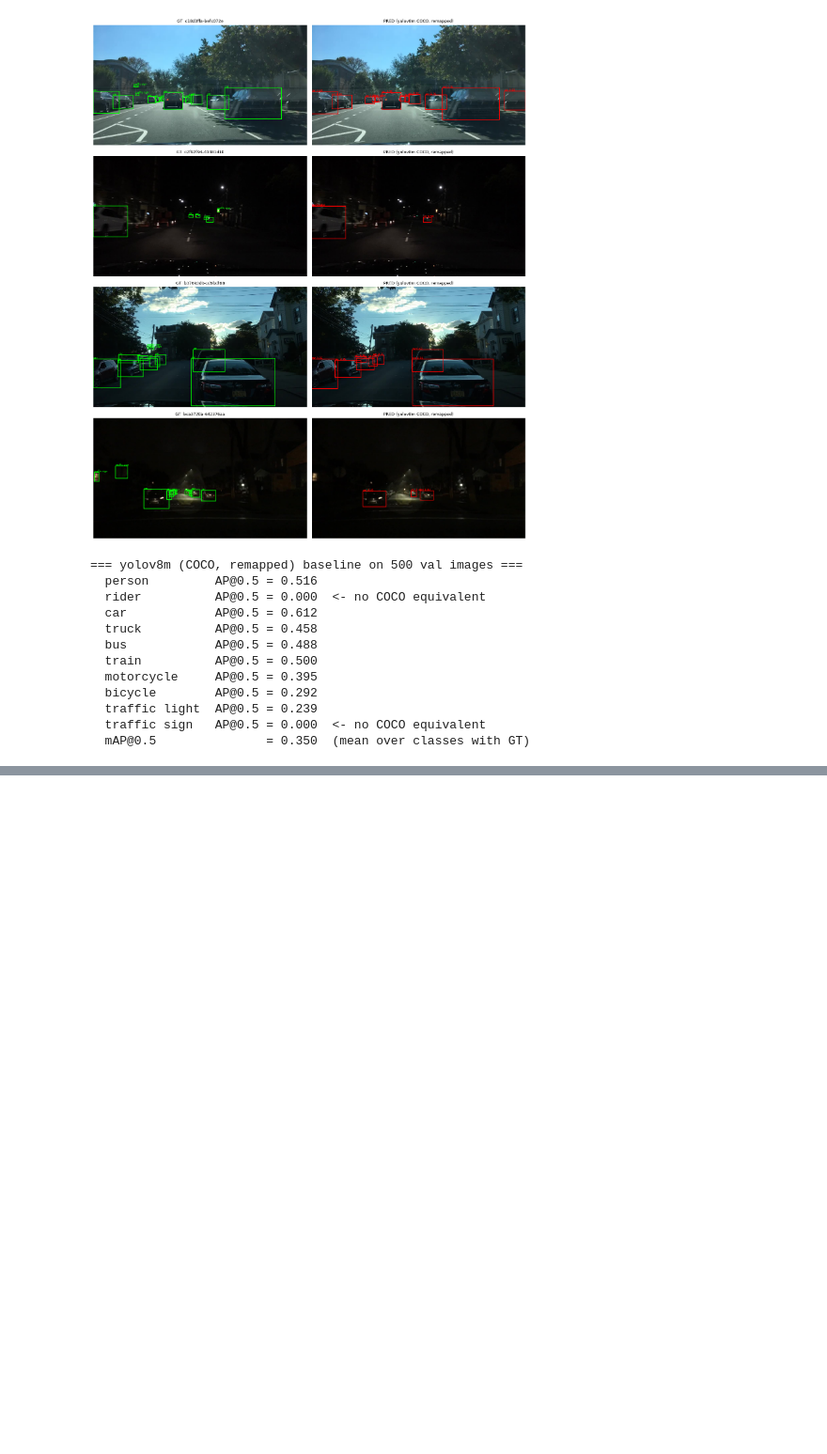
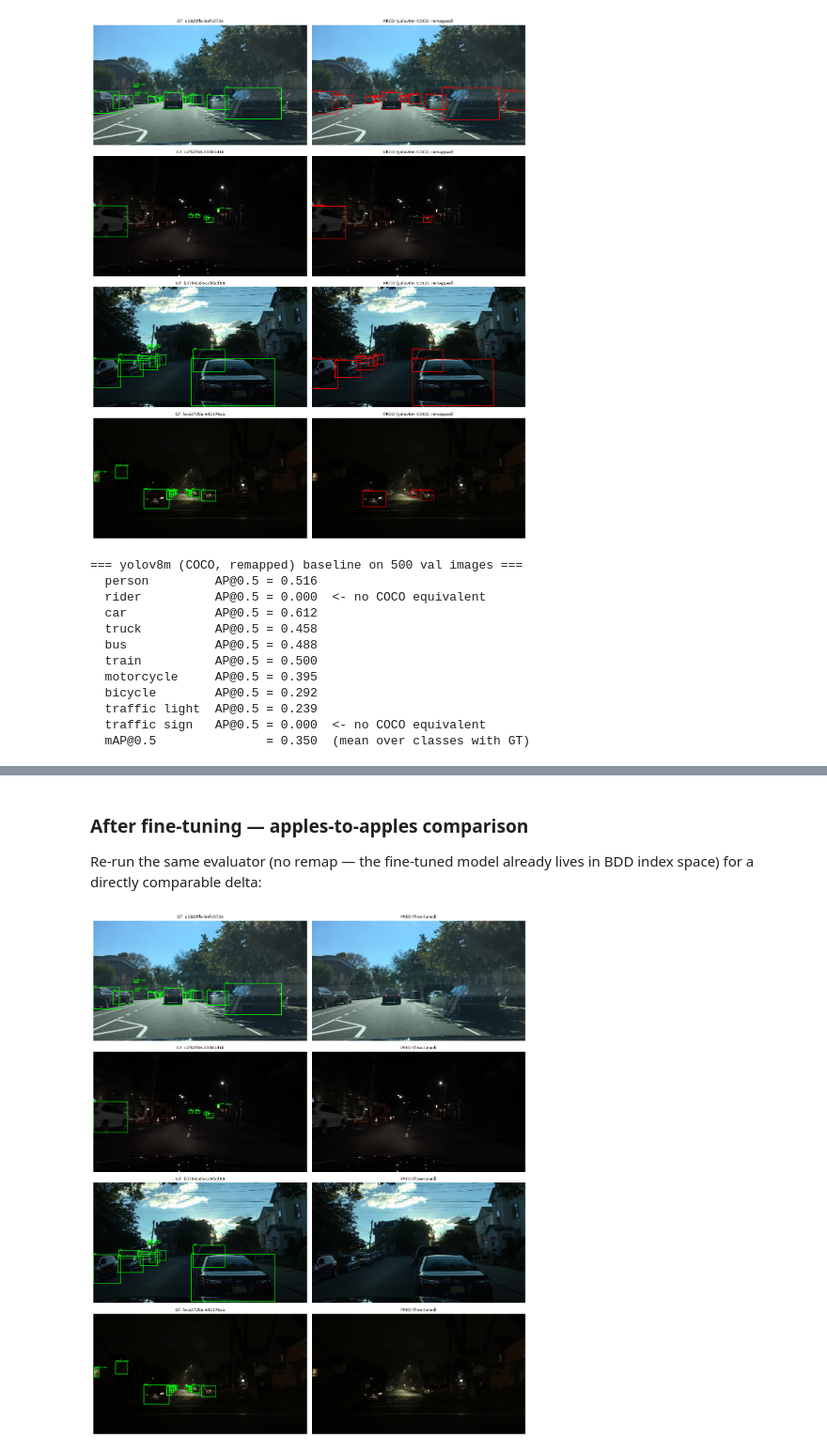
Before and after one commit to UAgarwal7/dashcam-perception, a Jupyter notebook: notebooks/bdd.ipynb, the cells around one changed output, grey strips where cells are left out. Shown at 94% size. Drawn from its saved outputs; the diff is of its cells as text; code cells hidden in the pictures; blank space fills up the shorter version.

```diff
--- a/notebooks/bdd.ipynb
+++ b/notebooks/bdd.ipynb
@@ -322,0 +232,31 @@ stats: {'tp': [], 'conf': [], 'pred_cls': [], 'target_cls': [], 'target_img': []
+# %% [markdown]
+### After fine-tuning — apples-to-apples comparison
+
+Re-run the same evaluator (no remap — the fine-tuned model already lives in BDD index space) for a directly comparable delta:
+# %%
+# ---- load fine-tuned model and compare mAP@0.5 ----
+ft = YOLO("runs/detect/bdd_ft/weights/best.pt")
+
+# Run on the same 500 eval images for apples-to-apples comparison
+after = evaluate_map50(ft, eval_stems, remap=None)
+
+print(f"=== Fine-tuned model on {len(eval_stems)} val images ===")
+print(f"{'Class':14s} {'Before':>8s} {'After':>8s} {'Delta':>8s}")
+print("-" * 42)
+for c, name in enumerate(BDD_NAMES):
+    b = baseline[c]
+    a = after[c]
+    b_str = "  n/a" if np.isnan(b) else f"{b:.3f}"
+    a_str = "  n/a" if np.isnan(a) else f"{a:.3f}"
+    delta_str = "" if (np.isnan(b) or np.isnan(a)) else f"{a - b:+.3f}"
+    print(f"{name:14s} {b_str:>8s} {a_str:>8s} {delta_str:>8s}")
+
+print("-" * 42)
+b_mean = np.nanmean(list(baseline.values()))
+a_mean = np.nanmean(list(after.values()))
+print(f"{'mAP@0.5':14s} {b_mean:>8.3f} {a_mean:>8.3f} {a_mean - b_mean:>+8.3f}")
+# %%
+# ---- visual comparison: fine-tuned predictions vs GT ----
+show_pred_vs_gt(ft, samples, remap=None, conf=0.25, title="(fine-tuned)")
+# %% [output]
+[figure, added]
```
Also changed, not shown: parts of 2 cells of this notebook, 1 other file.
